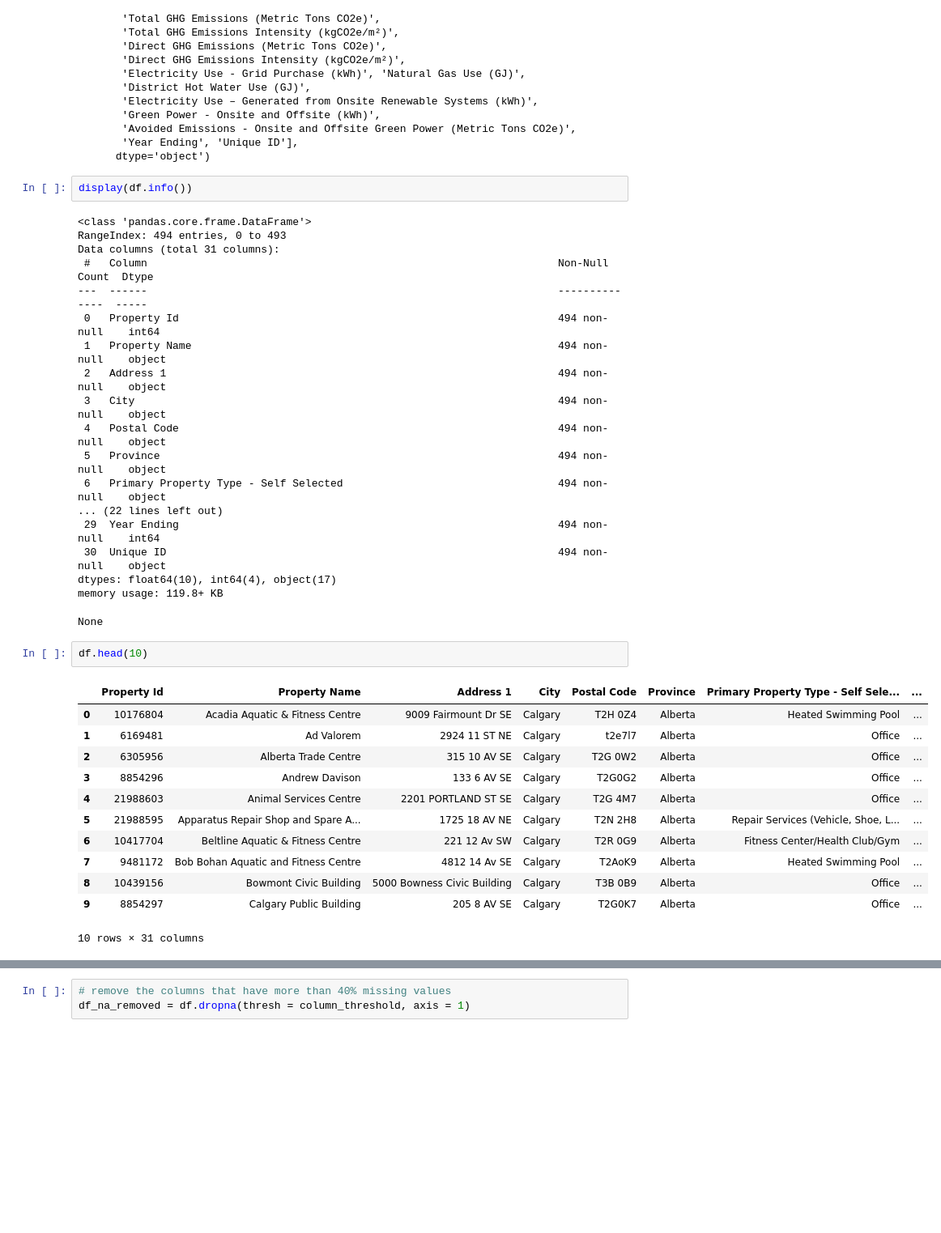
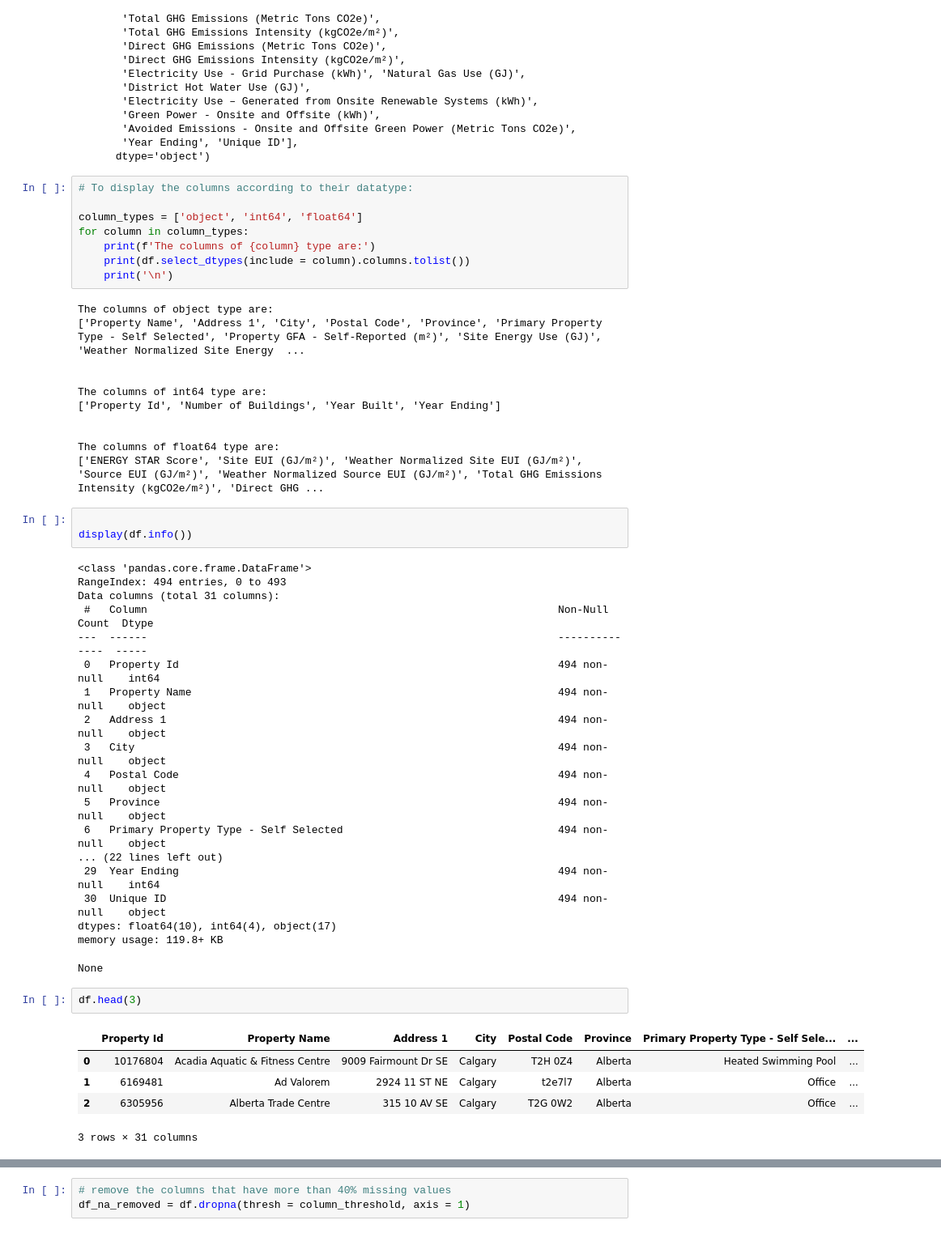
Before and after one commit to RaoDeepikaG/Building-Energy-Benchmarking, a Jupyter notebook: hw4.ipynb, the cells around one changed output, grey strips where cells are left out. Shown at 81% size. Cells and saved outputs as stored; diff of their text form; blank space fills up the shorter version.

```diff
--- a/hw4.ipynb
+++ b/hw4.ipynb
@@ -39,7 +46,27 @@ Index(['Property Id', 'Property Name', 'Address 1', 'City', 'Postal Code',
        'Avoided Emissions - Onsite and Offsite Green Power (Metric Tons CO2e)',
        'Year Ending', 'Unique ID'],
       dtype='object')
+# %%
+# To display the columns according to their datatype:
+
+column_types = ['object', 'int64', 'float64']
+for column in column_types:
+    print(f'The columns of {column} type are:')
+    print(df.select_dtypes(include = column).columns.tolist())
+    print('\n')
+# %% [output]
+The columns of object type are:
+['Property Name', 'Address 1', 'City', 'Postal Code', 'Province', 'Primary Property Type - Self Selected', 'Property GFA - Self-Reported (m²)', 'Site Energy Use (GJ)', 'Weather Normalized Site Energy  ...
+
+
+The columns of int64 type are:
+['Property Id', 'Number of Buildings', 'Year Built', 'Year Ending']
+
+
+The columns of float64 type are:
+['ENERGY STAR Score', 'Site EUI (GJ/m²)', 'Weather Normalized Site EUI (GJ/m²)', 'Source EUI (GJ/m²)', 'Weather Normalized Source EUI (GJ/m²)', 'Total GHG Emissions Intensity (kgCO2e/m²)', 'Direct GHG ...
 # %%
+
 display(df.info())
 # %% [output]
 <class 'pandas.core.frame.DataFrame'>
@@ -61,18 +88,11 @@ dtypes: float64(10), int64(4), object(17)
 memory usage: 119.8+ KB
 None
 # %%
-df.head(10)
+df.head(3)
 # %% [output]
 |  | Property Id | Property Name | Address 1 | City | Postal Code | Province | Primary Property Type - Self Sele... | ... |
 | 0 | 10176804 | Acadia Aquatic & Fitness Centre | 9009 Fairmount Dr SE | Calgary | T2H 0Z4 | Alberta | Heated Swimming Pool | ... |
 | 1 | 6169481 | Ad Valorem | 2924 11 ST NE | Calgary | t2e7l7 | Alberta | Office | ... |
 | 2 | 6305956 | Alberta Trade Centre | 315 10 AV SE | Calgary | T2G 0W2 | Alberta | Office | ... |
-| 3 | 8854296 | Andrew Davison | 133 6 AV SE | Calgary | T2G0G2 | Alberta | Office | ... |
-| 4 | 21988603 | Animal Services Centre | 2201 PORTLAND ST SE | Calgary | T2G 4M7 | Alberta | Office | ... |
-| 5 | 21988595 | Apparatus Repair Shop and Spare A... | 1725 18 AV NE | Calgary | T2N 2H8 | Alberta | Repair Services (Vehicle, Shoe, L... | ... |
-| 6 | 10417704 | Beltline Aquatic & Fitness Centre | 221 12 Av SW | Calgary | T2R 0G9 | Alberta | Fitness Center/Health Club/Gym | ... |
-| 7 | 9481172 | Bob Bohan Aquatic and Fitness Centre | 4812 14 Av SE | Calgary | T2AoK9 | Alberta | Heated Swimming Pool | ... |
-| 8 | 10439156 | Bowmont Civic Building | 5000 Bowness Civic Building | Calgary | T3B 0B9 | Alberta | Office | ... |
-| 9 | 8854297 | Calgary Public Building | 205 8 AV SE | Calgary | T2G0K7 | Alberta | Office | ... |
-10 rows × 31 columns
+3 rows × 31 columns
 # %%
```
Also changed, not shown: parts of 103 cells of this notebook.
